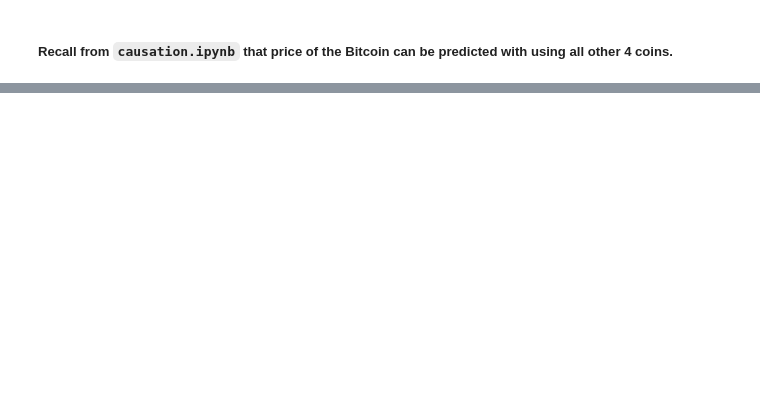
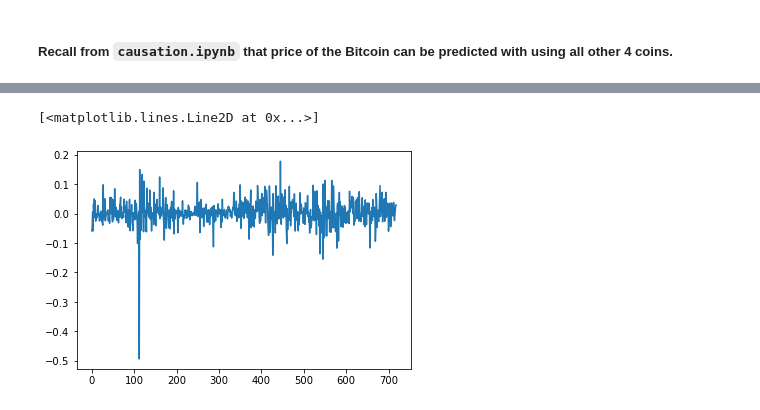
Before and after one commit to jimphon88/quantum-computing, a Jupyter notebook: forecast.ipynb, the cells around one changed output, grey strips where cells are left out. Drawn from its saved outputs; the diff is of its cells as text; code cells hidden in the pictures; blank space fills up the shorter version.

```diff
--- a/forecast.ipynb
+++ b/forecast.ipynb
@@ -28,0 +120,5 @@ for _,coin in enumerate(coins):
+# %%
+plt.plot(df["BTCUSD"]['close'].values)
+# %% [output]
+[<matplotlib.lines.Line2D at 0x...>]
+[figure, added]
```
Also changed, not shown: parts of 17 cells of this notebook.
